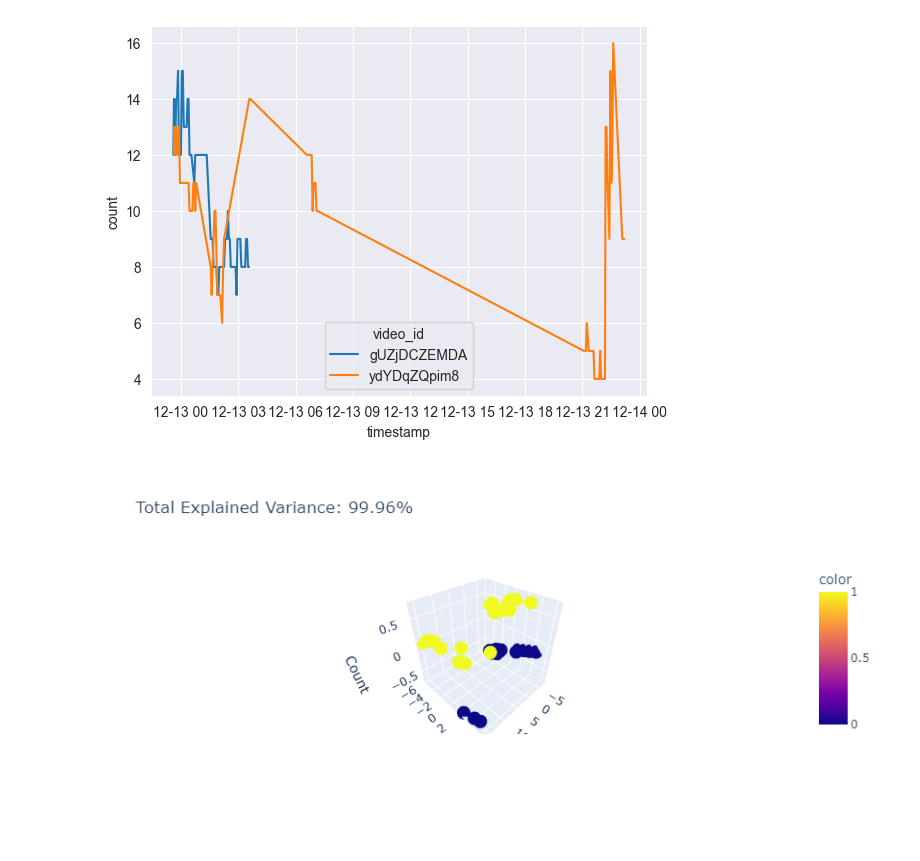
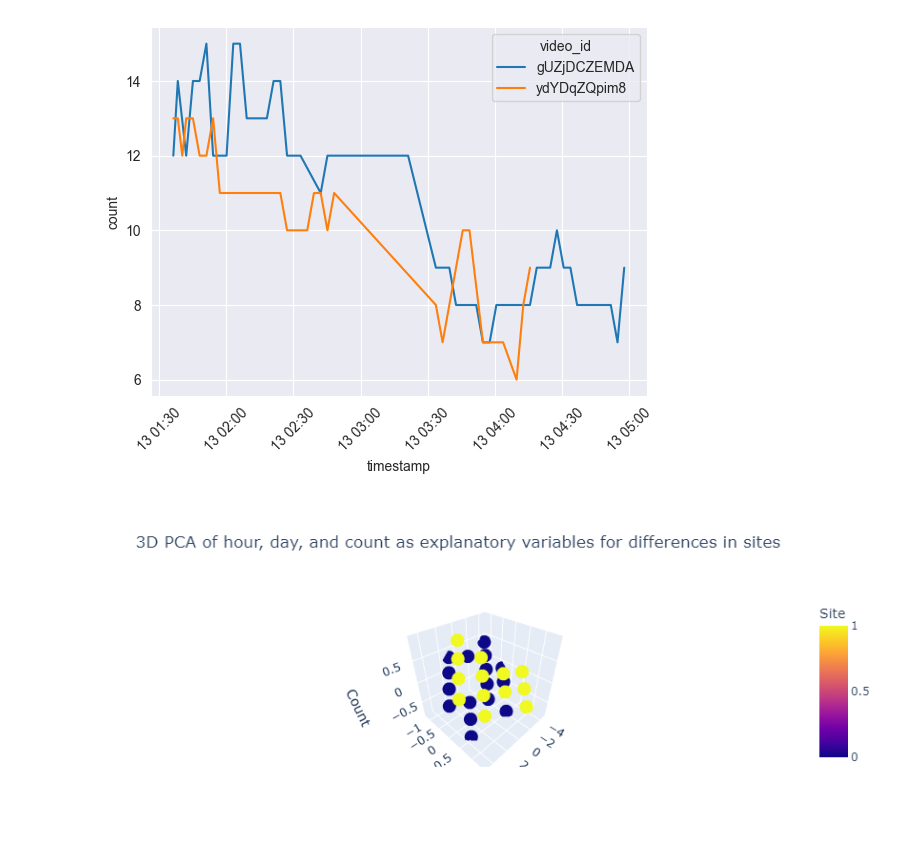
Before and after one commit to CharlesLehnen/DSCI-510-Principles-of-Programming-for-Data-Science, a Jupyter notebook: code/analyze_data.ipynb, the cells around one changed output. Saved outputs shown, nothing was run; the diff lists cells and outputs as text; code cells hidden in the pictures.

```diff
--- a/code/analyze_data.ipynb
+++ b/code/analyze_data.ipynb
@@ -4,6 +4,7 @@ from seaborn import FacetGrid
 import pandas as pd
 import matplotlib.pyplot as plt
 import os
+import pytz
 
 df = None
 
@@ -39,71 +40,69 @@ def convert_to_dataframe(files):
 
     df = pd.DataFrame(rows, columns=["video_id", "timestamp", "count"])
     df['timestamp']=pd.to_datetime(df['timestamp'],format='%Y-%m-%d_%H-%M-%S')
-    df['day'] = df['timestamp'].dt.date
-    df['hour'] = df['timestamp'].dt.hour
+
+    # Convert to timezone where videos were recorded
+    namibia_tz = pytz.timezone('Africa/Windhoek')
+    df['timestamp'] = df['timestamp'].dt.tz_localize('UTC').dt.tz_convert(namibia_tz)
+
+    mask = df['timestamp'] < "2022-12-13 05:00:00"
+    df = df[mask]
 
     return df
 
 df = convert_to_dataframe(files)
 
 def plot_timeseries(df):
-    # Group the dataframe by day and create a dictionary of dataframes
-    dfs = {day: group for day, group in df.groupby('day')}
-
-    # Print the resulting dataframes
-    for day, df in dfs.items():
-        print(f"Dataframe for {day}:")
-        print(df)
-
     # Group the data by video_id and timestamp, and calculate the count for each group
     df_plot = df.groupby(['video_id', 'timestamp'])['count'].sum().reset_index()
 
     # Use seaborn to create a timeseries plot with timestamp in the x-axis and count in the y-axis
     sns.set_style("darkgrid")
     sns.lineplot(x="timestamp", y="count", hue="video_id", data=df_plot)
+
+    plt.xticks(rotation=45)
 # %%
 plot_timeseries(df)
 # %% [output]
-[figure, old version]
+[figure, new version]
 # %%
 import numpy
 import pandas as pd
 import plotly.express as px
 from sklearn.decomposition import PCA
 from sklearn.preprocessing import LabelEncoder
-
 
 # Extract the time and day from the timestamp
 df['hour'] = df['timestamp'].apply(lambda x: x.hour)
 df['day'] = df['timestamp'].apply(lambda x: x.day)
 
 # PCA can only accept numeric values, so convert species names to unique numbers
 encoder = LabelEncoder()
 encoder.fit(df['video_id'])
 species_encoded = encoder.transform(df['video_id'])
 df['id_encoded'] = species_encoded
 
 # Select the columns for the PCA analysis
 X = df[['hour', 'day', 'count', 'id_encoded']]
 X = X.dropna()
 
 # Initialize the PCA object with 3 components
 pca = PCA(n_components=3)
 
 # Fit the PCA model to the data and transform it
 components = pca.fit_transform(X)
 
 # Calculate the total explained variance
 total_var = pca.explained_variance_ratio_.sum() * 100
 
 # Create a 3D scatter plot using plotly express
 fig = px.scatter_3d(
     components, x=0, y=1, z=2, color=X['id_encoded'],
-    title=f'Total Explained Variance: {total_var:.2f}%',
+    title=f'3D PCA of hour, day, and count as explanatory variables for differences in sites',
     labels={'0': 'Hour', '1': 'Day', '2': 'Count', 'color': "Site"}
 )
 
 # Display the plot
 fig.show()
 # %% [output]
-[figure, old version]
+[figure, new version]
```
Also changed, not shown: parts of 2 cells of this notebook.
